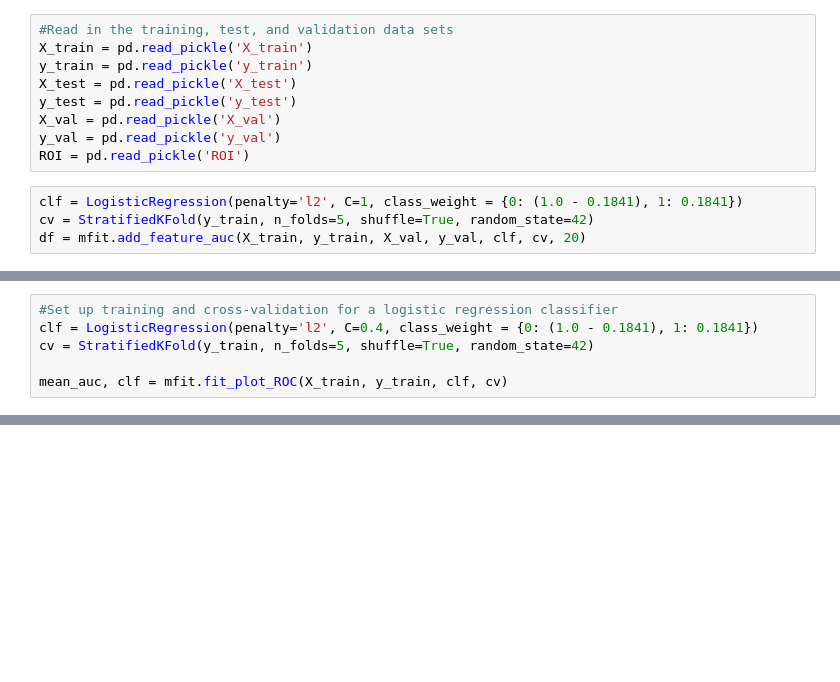
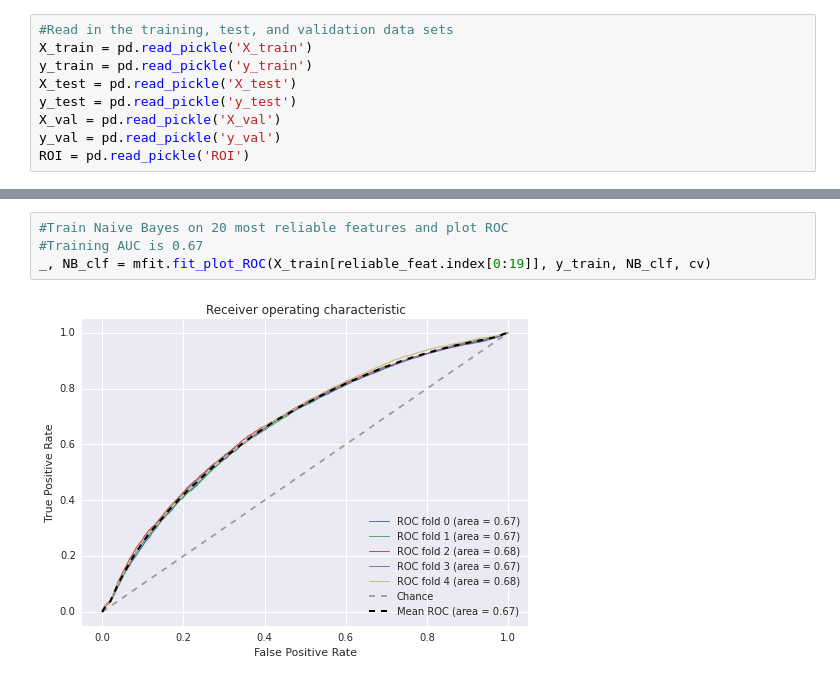
Before and after one commit to jsabrams/ds_workshop, a Jupyter notebook: capstone_project/lending_club_modeling.ipynb, the cells around one changed output, grey strips where cells are left out. Drawn from its saved outputs; the diff is of its cells as text; blank space fills up the shorter version.

```diff
--- a/capstone_project/lending_club_modeling.ipynb
+++ b/capstone_project/lending_club_modeling.ipynb
@@ -23,7 +23,3 @@ y_test = pd.read_pickle('y_test')
 X_val = pd.read_pickle('X_val')
 y_val = pd.read_pickle('y_val')
 ROI = pd.read_pickle('ROI')
-# %%
-clf = LogisticRegression(penalty='l2', C=1, class_weight = {0: (1.0 - 0.1841), 1: 0.1841})
-cv = StratifiedKFold(y_train, n_folds=5, shuffle=True, random_state=42)
-df = mfit.add_feature_auc(X_train, y_train, X_val, y_val, clf, cv, 20)
@@ -50,6 +25,0 @@ df
-# %%
-#Set up training and cross-validation for a logistic regression classifier
-clf = LogisticRegression(penalty='l2', C=0.4, class_weight = {0: (1.0 - 0.1841), 1: 0.1841})
-cv = StratifiedKFold(y_train, n_folds=5, shuffle=True, random_state=42)
-
-mean_auc, clf = mfit.fit_plot_ROC(X_train, y_train, clf, cv)
@@ -58 +59,7 @@ mean_auc, clf = mfit.fit_plot_ROC(X_train, y_train, clf, cv)
+# %%
+#Train Naive Bayes on 20 most reliable features and plot ROC
+#Training AUC is 0.67
+_, NB_clf = mfit.fit_plot_ROC(X_train[reliable_feat.index[0:19]], y_train, NB_clf, cv)
+# %% [output]
+[figure, added]
 # %%
```
Also changed, not shown: parts of 28 cells of this notebook.
